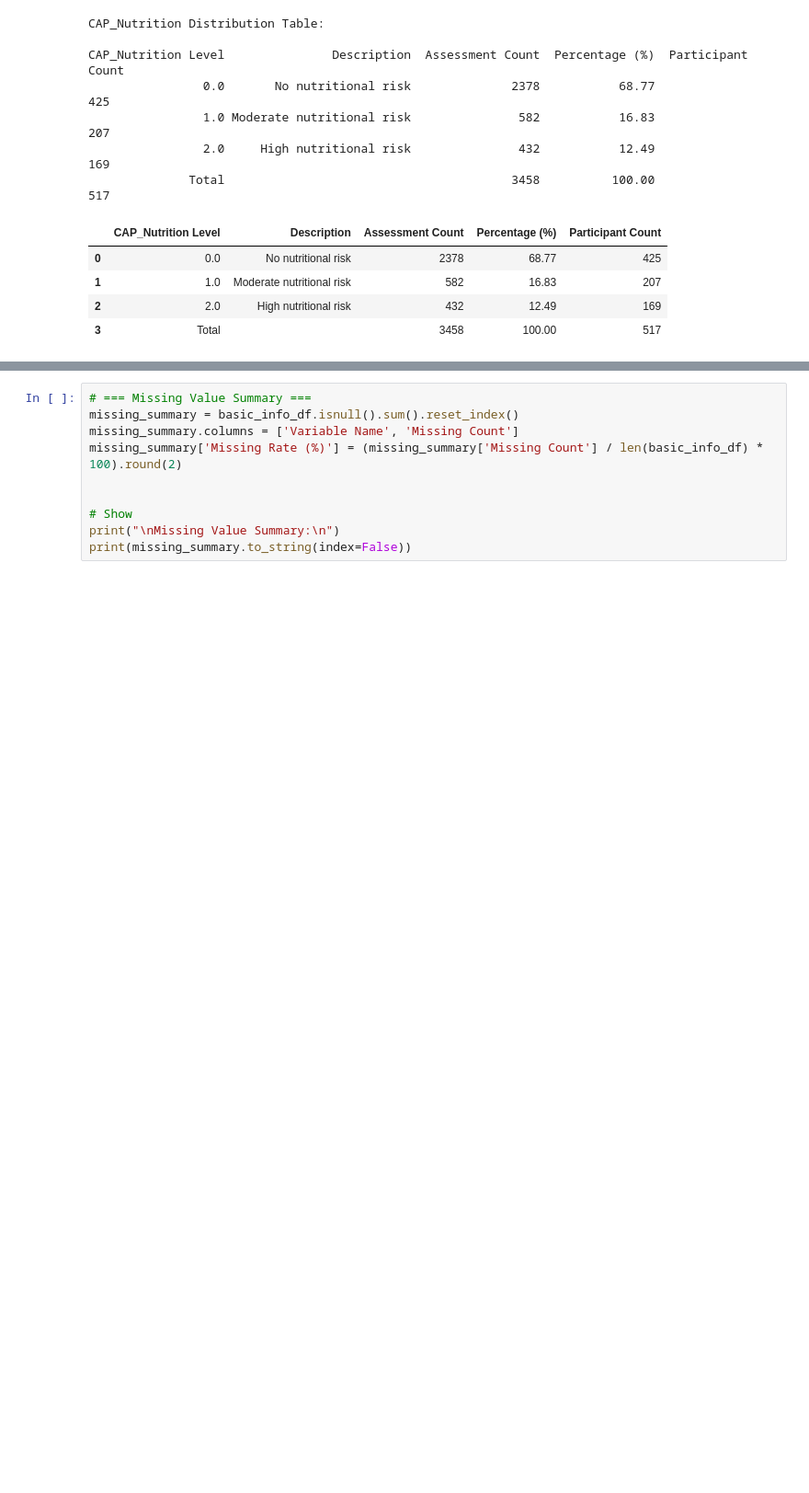
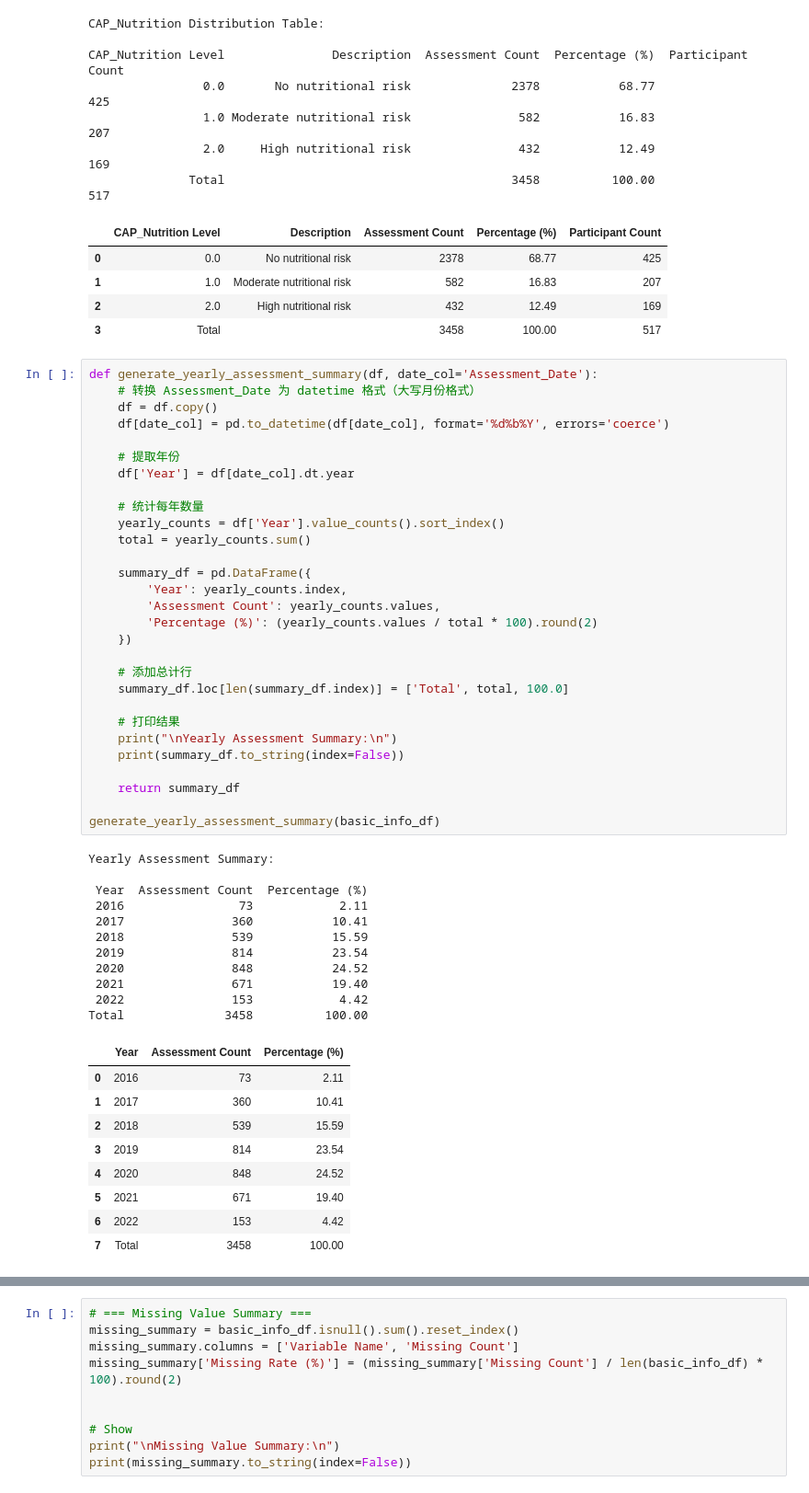
Before and after one commit to Ruotong-Betty-Zhang/identify-malnutrition-model, a Jupyter notebook: test.ipynb, the cells around one changed output, grey strips where cells are left out. Shown: that part at 92% size. Cells and saved outputs as stored; diff of their text form; blank space fills up the shorter version.

```diff
--- a/test.ipynb
+++ b/test.ipynb
@@ -133,3 +121,53 @@ CAP_Nutrition Level               Description  Assessment Count  Percentage (%)
 | 1 | 1.0 | Moderate nutritional risk | 582 | 16.83 | 207 |
 | 2 | 2.0 | High nutritional risk | 432 | 12.49 | 169 |
 | 3 | Total |  | 3458 | 100.00 | 517 |
+# %%
+def generate_yearly_assessment_summary(df, date_col='Assessment_Date'):
+    # 转换 Assessment_Date 为 datetime 格式（大写月份格式）
+    df = df.copy()
+    df[date_col] = pd.to_datetime(df[date_col], format='%d%b%Y', errors='coerce')
+
+    # 提取年份
+    df['Year'] = df[date_col].dt.year
+
+    # 统计每年数量
+    yearly_counts = df['Year'].value_counts().sort_index()
+    total = yearly_counts.sum()
+
+    summary_df = pd.DataFrame({
+        'Year': yearly_counts.index,
+        'Assessment Count': yearly_counts.values,
+        'Percentage (%)': (yearly_counts.values / total * 100).round(2)
+    })
+
+    # 添加总计行
+    summary_df.loc[len(summary_df.index)] = ['Total', total, 100.0]
+
+    # 打印结果
+    print("\nYearly Assessment Summary:\n")
+    print(summary_df.to_string(index=False))
+
+    return summary_df
+
+generate_yearly_assessment_summary(basic_info_df)
+# %% [output]
+Yearly Assessment Summary:
+
+ Year  Assessment Count  Percentage (%)
+ 2016                73            2.11
+ 2017               360           10.41
+ 2018               539           15.59
+ 2019               814           23.54
+ 2020               848           24.52
+ 2021               671           19.40
+ 2022               153            4.42
+Total              3458          100.00
+|  | Year | Assessment Count | Percentage (%) |
+| 0 | 2016 | 73 | 2.11 |
+| 1 | 2017 | 360 | 10.41 |
+| 2 | 2018 | 539 | 15.59 |
+| 3 | 2019 | 814 | 23.54 |
+| 4 | 2020 | 848 | 24.52 |
+| 5 | 2021 | 671 | 19.40 |
+| 6 | 2022 | 153 | 4.42 |
+| 7 | Total | 3458 | 100.00 |
```
Also changed, not shown: parts of 4 cells of this notebook.
